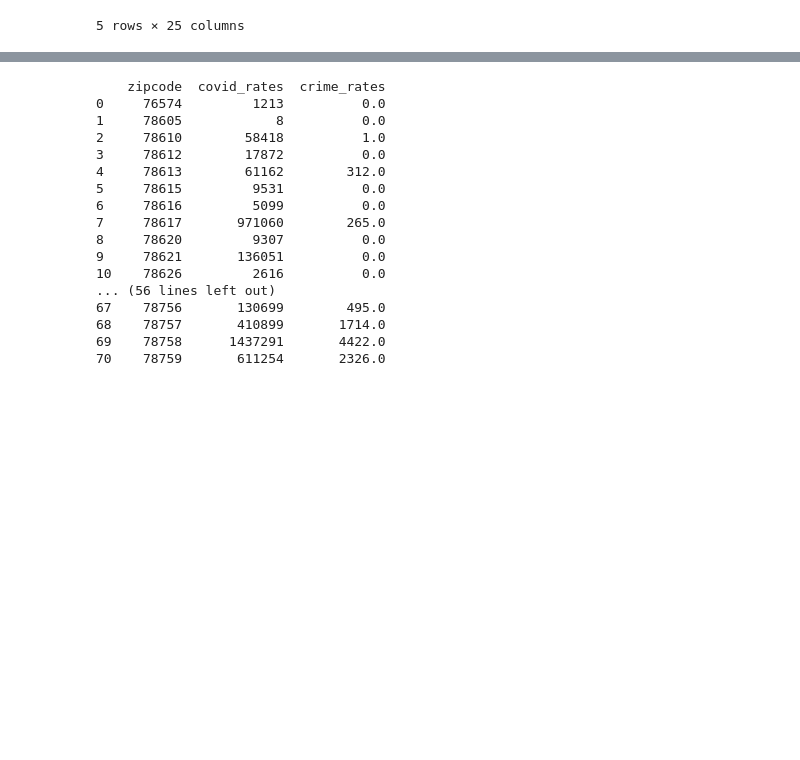
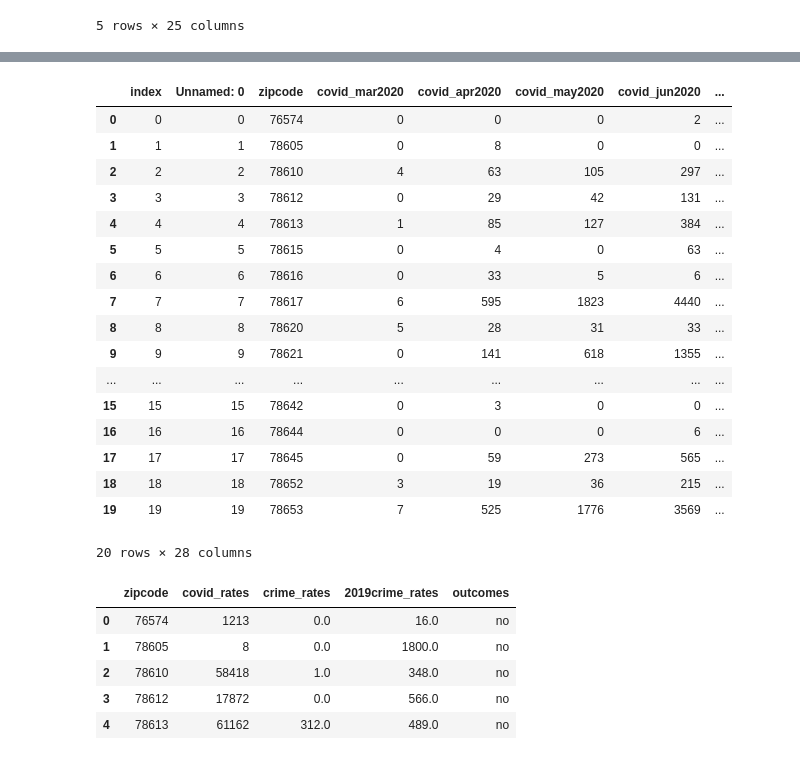
Before and after one commit to jenchick/Austin_Pandemic_Crime, a Jupyter notebook: Segment3_Models/Logistic_Regression_Model.ipynb, the cells around one changed output, grey strips where cells are left out. Saved outputs shown, nothing was run; the diff lists cells and outputs as text; code cells hidden in the pictures; blank space fills up the shorter version.

```diff
--- a/Segment3_Models/Logistic_Regression_Model.ipynb
+++ b/Segment3_Models/Logistic_Regression_Model.ipynb
@@ -166 +207,23 @@ cc2020_df.head()
+# %%
+# Print updated dataframe
+cc2020_df.head(20)
+# %% [output]
+|  | index | Unnamed: 0 | zipcode | covid_mar2020 | covid_apr2020 | covid_may2020 | covid_jun2020 | ... |
+| 0 | 0 | 0 | 76574 | 0 | 0 | 0 | 2 | ... |
+| 1 | 1 | 1 | 78605 | 0 | 8 | 0 | 0 | ... |
+| 2 | 2 | 2 | 78610 | 4 | 63 | 105 | 297 | ... |
+| 3 | 3 | 3 | 78612 | 0 | 29 | 42 | 131 | ... |
+| 4 | 4 | 4 | 78613 | 1 | 85 | 127 | 384 | ... |
+| 5 | 5 | 5 | 78615 | 0 | 4 | 0 | 63 | ... |
+| 6 | 6 | 6 | 78616 | 0 | 33 | 5 | 6 | ... |
+| 7 | 7 | 7 | 78617 | 6 | 595 | 1823 | 4440 | ... |
+| 8 | 8 | 8 | 78620 | 5 | 28 | 31 | 33 | ... |
+| 9 | 9 | 9 | 78621 | 0 | 141 | 618 | 1355 | ... |
+| ... | ... | ... | ... | ... | ... | ... | ... | ... |
+| 15 | 15 | 15 | 78642 | 0 | 3 | 0 | 0 | ... |
+| 16 | 16 | 16 | 78644 | 0 | 0 | 0 | 6 | ... |
+| 17 | 17 | 17 | 78645 | 0 | 59 | 273 | 565 | ... |
+| 18 | 18 | 18 | 78652 | 3 | 19 | 36 | 215 | ... |
+| 19 | 19 | 19 | 78653 | 7 | 525 | 1776 | 3569 | ... |
+20 rows × 28 columns
 # %%
@@ -168,21 +232,11 @@ covid_crime_df = cc2020_df[['zipcode', 'covid_rates', 'crime_rates']].copy()
 # %%
-print(covid_crime_df.to_string())
+# Print covid crime dataframe
+covid_crime_df.head()
 # %% [output]
-    zipcode  covid_rates  crime_rates
-0     76574         1213          0.0
-1     78605            8          0.0
-2     78610        58418          1.0
-3     78612        17872          0.0
-4     78613        61162        312.0
-5     78615         9531          0.0
-6     78616         5099          0.0
-7     78617       971060        265.0
-8     78620         9307          0.0
-9     78621       136051          0.0
-10    78626         2616          0.0
-... (56 lines left out)
-67    78756       130699        495.0
-68    78757       410899       1714.0
-69    78758      1437291       4422.0
-70    78759       611254       2326.0
+|  | zipcode | covid_rates | crime_rates | 2019crime_rates | outcomes |
+| 0 | 76574 | 1213 | 0.0 | 16.0 | no |
+| 1 | 78605 | 8 | 0.0 | 1800.0 | no |
+| 2 | 78610 | 58418 | 1.0 | 348.0 | no |
+| 3 | 78612 | 17872 | 0.0 | 566.0 | no |
+| 4 | 78613 | 61162 | 312.0 | 489.0 | no |
 # %%
```
Also changed, not shown: parts of 31 cells of this notebook.
